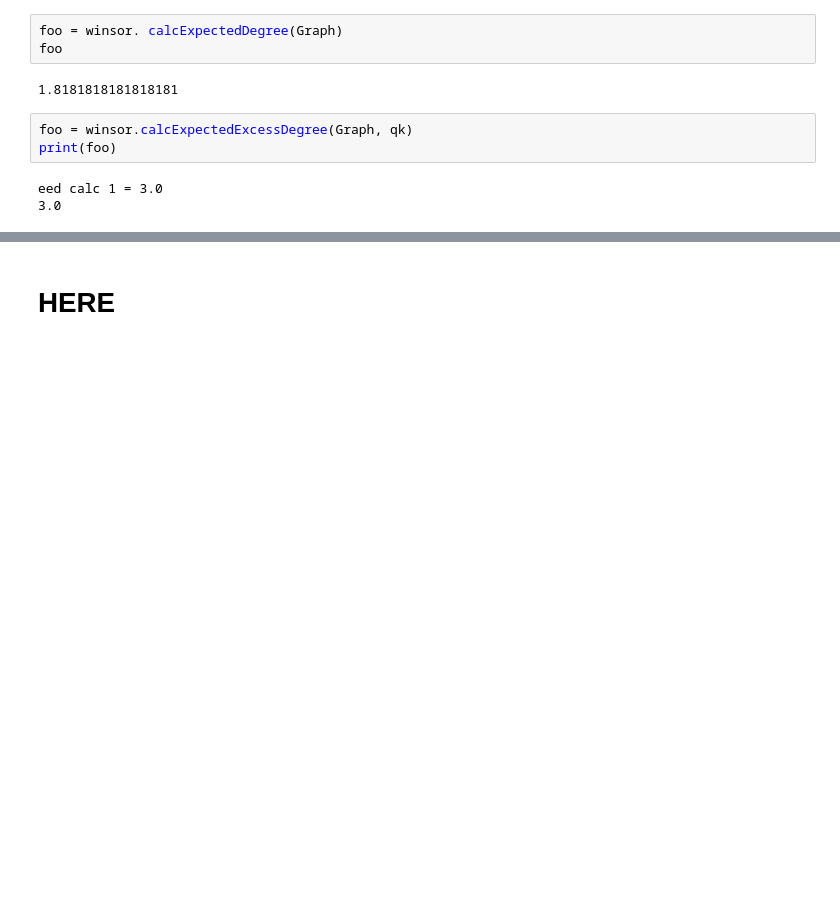
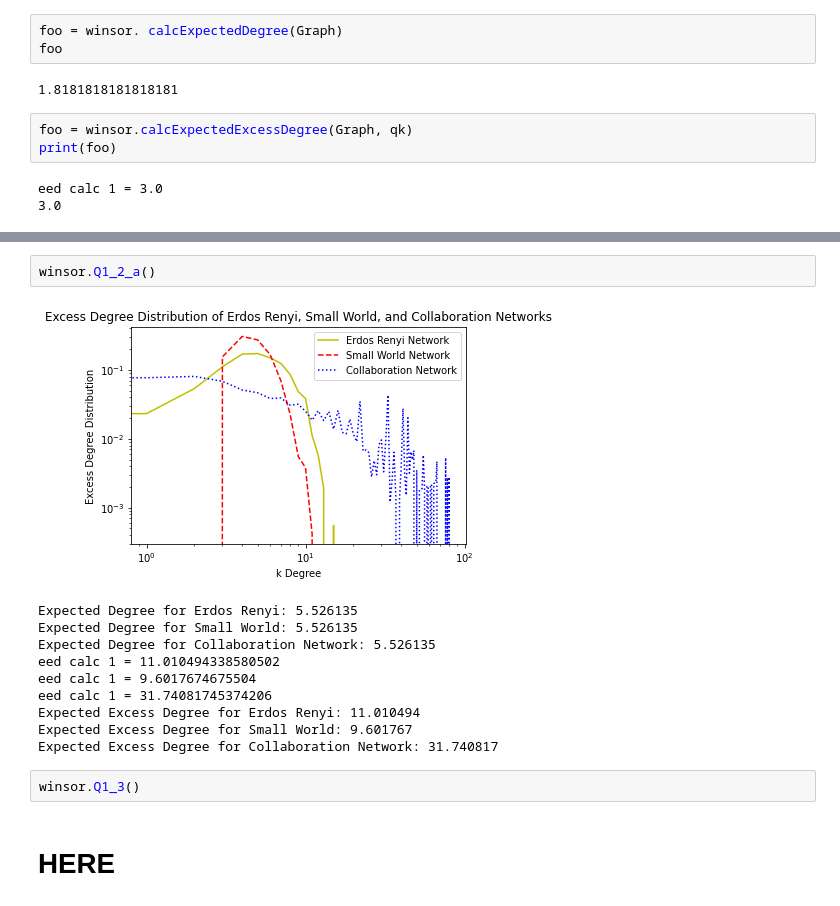
Before and after one commit to cwinsor/comp_6730, a Jupyter notebook: 02_homework/wip_01_generate_erdos.ipynb, the cells around one changed output, grey strips where cells are left out. Cells and saved outputs as stored; diff of their text form; blank space fills up the shorter version.

```diff
--- a/02_homework/wip_01_generate_erdos.ipynb
+++ b/02_homework/wip_01_generate_erdos.ipynb
@@ -202,2 +220,17 @@ comb(6,2)
+# %%
+winsor.Q1_2_a()
+# %% [output]
+[figure, added]
+Expected Degree for Erdos Renyi: 5.526135
+Expected Degree for Small World: 5.526135
+Expected Degree for Collaboration Network: 5.526135
+eed calc 1 = 11.010494338580502
+eed calc 1 = 9.6017674675504
+eed calc 1 = 31.74081745374206
+Expected Excess Degree for Erdos Renyi: 11.010494
+Expected Excess Degree for Small World: 9.601767
+Expected Excess Degree for Collaboration Network: 31.740817
+# %%
+winsor.Q1_3()
 # %% [markdown]
 # HERE
```
Also changed, not shown: parts of 5 cells of this notebook, 5 other files.
